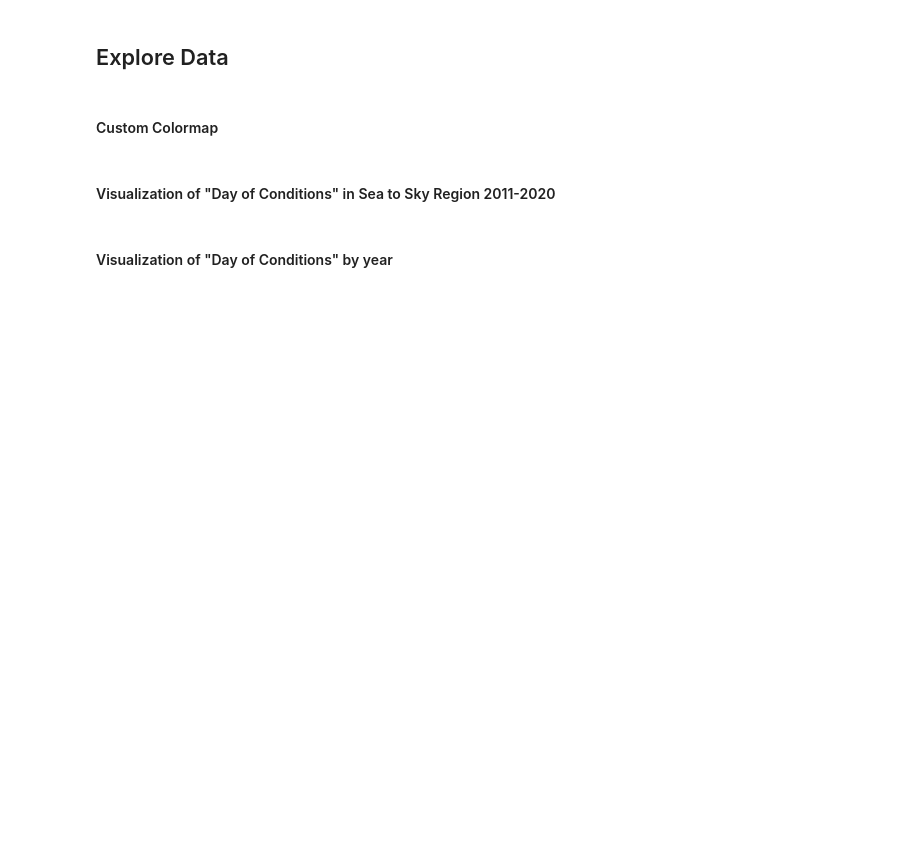
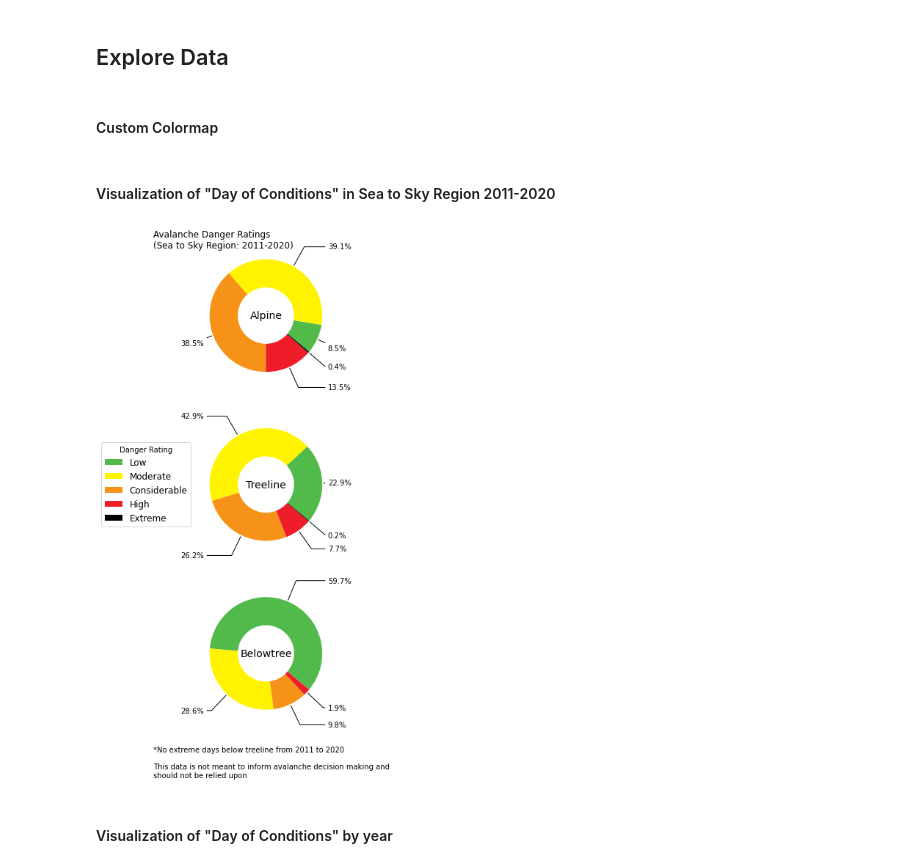
Before and after one commit to david-hurley/avalanche-canada-data-analysis, a Jupyter notebook: notebooks/2020_10_10_dh_clean_explore_data.ipynb, the cells around one changed output. Saved outputs shown, nothing was run; the diff lists cells and outputs as text; code cells hidden in the pictures; blank space fills up the shorter version.

Commit message:
edit readme and notebook figures

```diff
--- a/notebooks/2020_10_10_dh_clean_explore_data.ipynb
+++ b/notebooks/2020_10_10_dh_clean_explore_data.ipynb
@@ -76,37 +68,5 @@ df_raw_current.to_csv('test.csv', index=False)
-# %%
-# list of dataframes to clean
-dataframes = [df_raw_current, df_raw_current_plus1, df_raw_current_plus2]
-
-# check for percent missing values for each dataframe
-for df, name in zip(dataframes, ['current', 'current+1', 'current+2']):
-    percent_missing(df, name)
-
-# # replace zero values with NaN and remove any row that has NaN value for avalanche status
-for df in dataframes:
-    df.replace(0.0, np.nan, inplace=True)
-    df.dropna(subset=['alpine_status_code', 'treeline_status_code', 'belowtree_status_code'], inplace=True)
-
-# remove extra row in current day forecast
-df_raw_current.drop(columns=['Unnamed: 8'], inplace=True)
-
-# replace missing problem text with No Text statement
-df_raw_current['problems'].replace(np.nan, 'No Text', inplace=True)
-
-# assign dataframes to new processed dataframe
-df_cleaned_current = df_raw_current
-df_cleaned_current_plus1 = df_raw_current_plus1
-df_cleaned_current_plus2 = df_raw_current_plus2
-
-# save cleaned dataset
-df_cleaned_current.to_csv('../data/cleaned/current_avalanche_danger_ratings_sea_to_sky_2011_2012.csv')
-df_cleaned_current_plus1.to_csv('../data/cleaned/current_plus1_avalanche_danger_ratings_sea_to_sky_2011_2012.csv')
-df_cleaned_current_plus2.to_csv('../data/cleaned/current_plus2_avalanche_danger_ratings_sea_to_sky_2011_2012.csv')
 # %% [markdown]
 ## Explore Data
-# %%
-df_cleaned_current = pd.read_csv('../data/cleaned/current_avalanche_danger_ratings_sea_to_sky_2011_2012.csv')
-df_cleaned_current_plus1 = pd.read_csv('../data/cleaned/current_plus1_avalanche_danger_ratings_sea_to_sky_2011_2012.csv')
-df_cleaned_current_plus2 = pd.read_csv('../data/cleaned/current_plus2_avalanche_danger_ratings_sea_to_sky_2011_2012.csv')
 # %% [markdown]
 #### Custom Colormap
 # %%
@@ -138,34 +98,37 @@ for i, col in enumerate(avy_perc_occur_all_elev):
     donut_labels = [str(round(y,1)) + '%' for y in list(data)]
 
     wedges, texts = ax[i].pie(data, wedgeprops=dict(width=0.5), startangle=-40, colors = colors)  # create donut chart
 
     #  create lines and labels
     kw = dict(arrowprops=dict(arrowstyle="-"), zorder=0, va="center")
 
     for j, p in enumerate(wedges):
         ang = (p.theta2 - p.theta1)/2. + p.theta1  # a bit of 9th grade geometry
         y = np.sin(np.deg2rad(ang))
         x = np.cos(np.deg2rad(ang))
         horizontalalignment = {-1: "right", 1: "left"}[int(np.sign(x))]
         connectionstyle = "angle,angleA=0,angleB={}".format(ang)
         kw["arrowprops"].update({"connectionstyle": connectionstyle})
         ax[i].annotate(donut_labels[j], xy=(x, y), xytext=(1.1*np.sign(x), 1.4*y),
                     horizontalalignment=horizontalalignment, **kw)
 
     ax[i].text(0,0,title_labels[i], fontsize='14', ha='center', va='center')  # add title to donut center
 
     # overall title
     if i == 0:
         ax[i].text(-2,1.2,'Avalanche Danger Ratings \n(Sea to Sky Region: 2011-2020)', fontsize='12')
 
     # legend
     if i == 1:
         ax[i].legend(wedges, status_labels, title="Danger Rating", loc='center left',
                      bbox_to_anchor=(-0.7, 0.25, 0.5, 0.5), prop=dict(size=12))
 # notes about dataset
-ax[2].text(-2, -2, '*No extreme days below treeline from 2011 to 2020 \n **Extreme days in Alpine/Treeline are rare')
+ax[2].text(-2, -2.2, '*No extreme days below treeline from 2011 to 2020 \
+\n\nThis data is not meant to inform avalanche decision making and \nshould not be relied upon')
 
 plt.savefig('../figures/avalanche-danger-ratings-sea-to-sky-2011-2020.png')
+# %% [output]
+[figure, added]
 # %% [markdown]
 #### Visualization of "Day of Conditions" by year
 # %%
```
Also changed, not shown: parts of 9 cells of this notebook, 8 other files.
